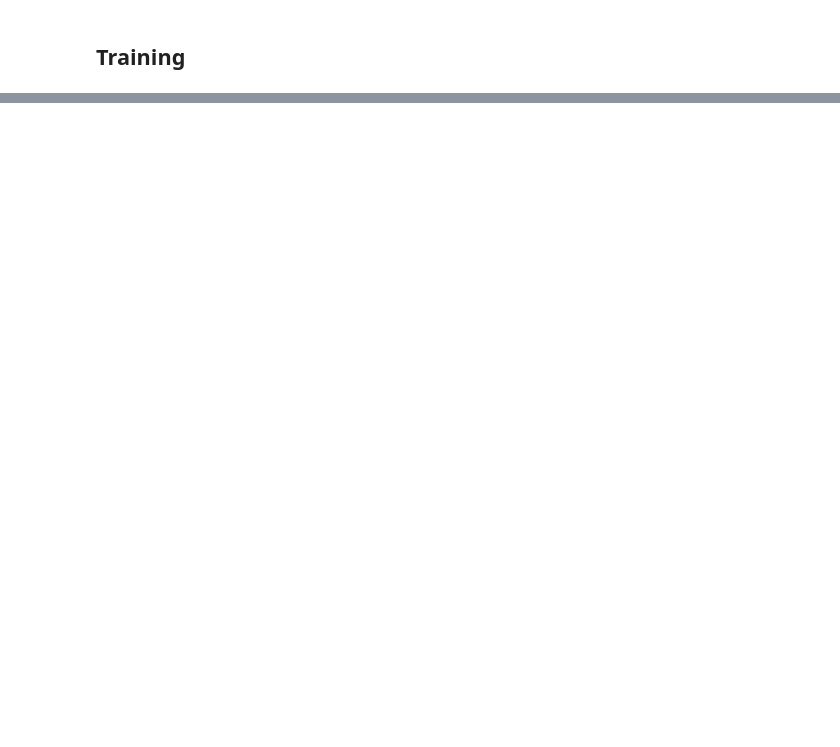
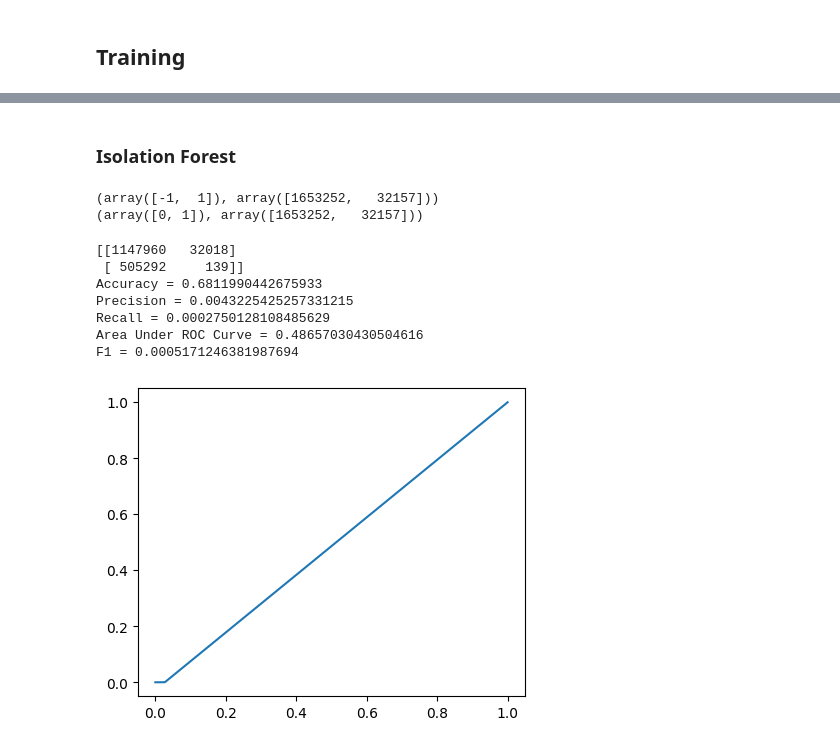
Before and after one commit to parmigggiana/ml-ids, a Jupyter notebook: IDS_CTF.ipynb, the cells around one changed output, grey strips where cells are left out. Drawn from its saved outputs; the diff is of its cells as text; code cells hidden in the pictures; blank space fills up the shorter version.

```diff
--- a/IDS_CTF.ipynb
+++ b/IDS_CTF.ipynb
@@ -205,0 +302,26 @@ clf.predict(X_test)
+# %% [markdown]
+### Isolation Forest
+# %%
+from sklearn.ensemble import IsolationForest
+
+clf: IsolationForest = IsolationForest(n_estimators=200, max_features=10, bootstrap=True, random_state=42, verbose=1)
+
+clf.fit(X)
+y_pred = clf.predict(X_test) # output is -1 | 1
+print(np.unique(y_pred, return_counts=True))
+y_pred = [0 if x == -1 else 1 for x in y_pred]
+print(np.unique(y_pred, return_counts=True))
+# %% [output]
+(array([-1,  1]), array([1653252,   32157]))
+(array([0, 1]), array([1653252,   32157]))
+# %%
+print_scores(y_test, y_pred)
+# %% [output]
+[[1147960   32018]
+ [ 505292     139]]
+Accuracy = 0.6811990442675933
+Precision = 0.0043225425257331215
+Recall = 0.0002750128108485629
+Area Under ROC Curve = 0.48657030430504616
+F1 = 0.0005171246381987694
+[figure, added]
```
Also changed, not shown: parts of 11 cells of this notebook.
